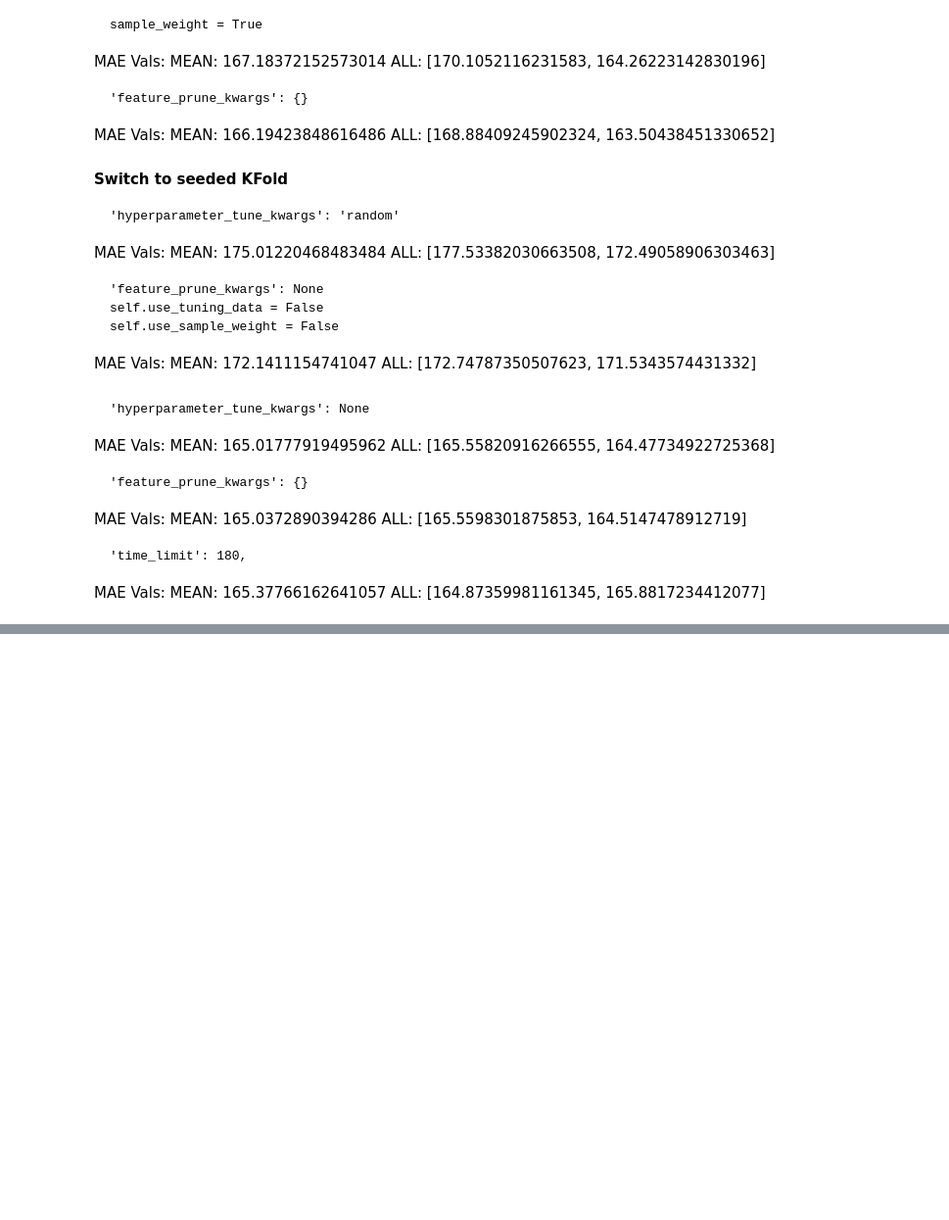
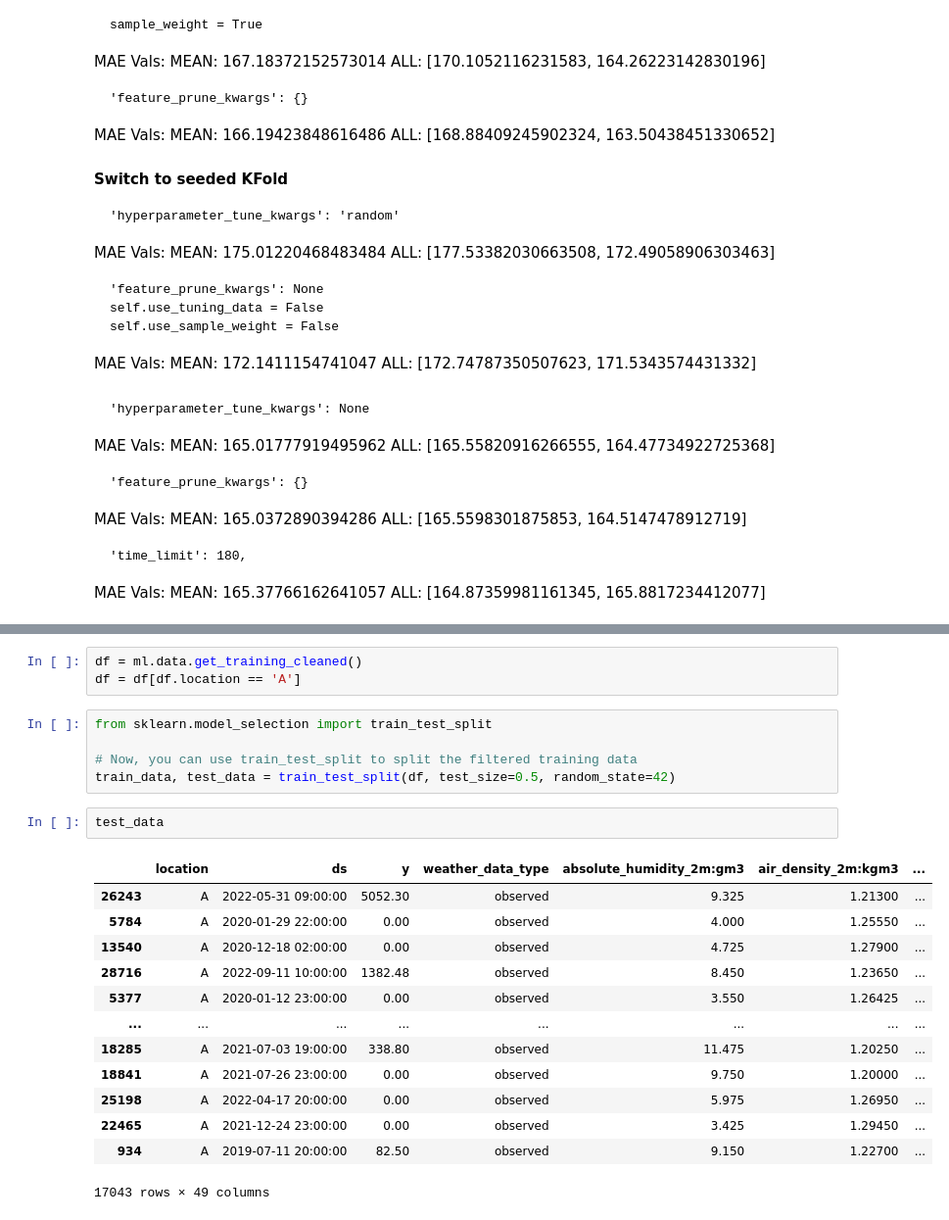
Before and after one commit to jacob-a-worsoe/stabekk, a Jupyter notebook: notebooks/autogluon_valid.ipynb, the cells around one changed output, grey strips where cells are left out. Shown: that part at 98% size. Saved outputs shown, nothing was run; the diff lists cells and outputs as text; blank space fills up the shorter version.

Commit message:
fix autogluon trainteest

```diff
--- a/notebooks/autogluon_valid.ipynb
+++ b/notebooks/autogluon_valid.ipynb
@@ -230,0 +244,24 @@ AUTOGLUON MODEL OVERVIEW:
+# %%
+df = ml.data.get_training_cleaned()
+df = df[df.location == 'A']
+# %%
+from sklearn.model_selection import train_test_split
+
+# Now, you can use train_test_split to split the filtered training data
+train_data, test_data = train_test_split(df, test_size=0.5, random_state=42)
+# %%
+test_data
+# %% [output]
+|  | location | ds | y | weather_data_type | absolute_humidity_2m:gm3 | air_density_2m:kgm3 | ... |
+| 26243 | A | 2022-05-31 09:00:00 | 5052.30 | observed | 9.325 | 1.21300 | ... |
+| 5784 | A | 2020-01-29 22:00:00 | 0.00 | observed | 4.000 | 1.25550 | ... |
+| 13540 | A | 2020-12-18 02:00:00 | 0.00 | observed | 4.725 | 1.27900 | ... |
+| 28716 | A | 2022-09-11 10:00:00 | 1382.48 | observed | 8.450 | 1.23650 | ... |
+| 5377 | A | 2020-01-12 23:00:00 | 0.00 | observed | 3.550 | 1.26425 | ... |
+| ... | ... | ... | ... | ... | ... | ... | ... |
+| 18285 | A | 2021-07-03 19:00:00 | 338.80 | observed | 11.475 | 1.20250 | ... |
+| 18841 | A | 2021-07-26 23:00:00 | 0.00 | observed | 9.750 | 1.20000 | ... |
+| 25198 | A | 2022-04-17 20:00:00 | 0.00 | observed | 5.975 | 1.26950 | ... |
+| 22465 | A | 2021-12-24 23:00:00 | 0.00 | observed | 3.425 | 1.29450 | ... |
+| 934 | A | 2019-07-11 20:00:00 | 82.50 | observed | 9.150 | 1.22700 | ... |
+17043 rows × 49 columns
```
Also changed, not shown: parts of 4 cells of this notebook.
